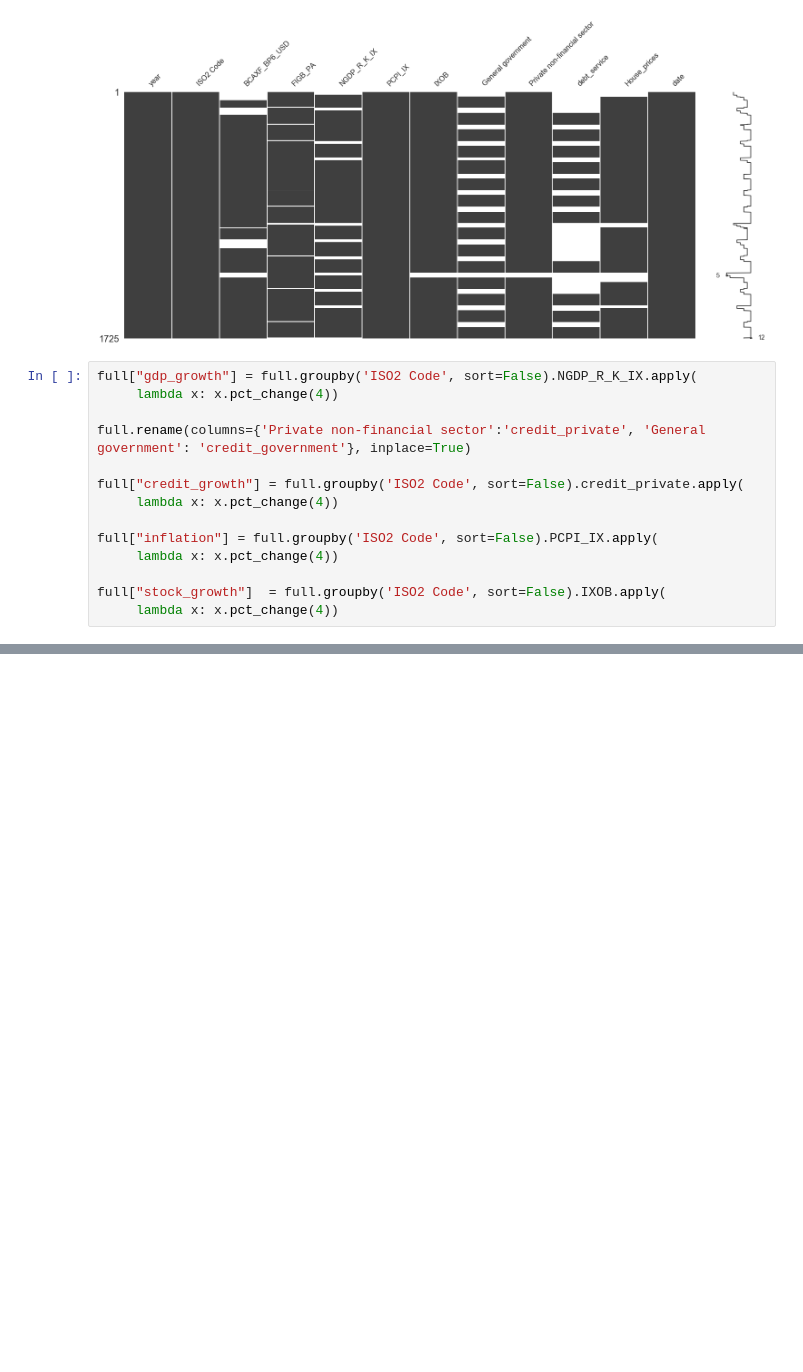
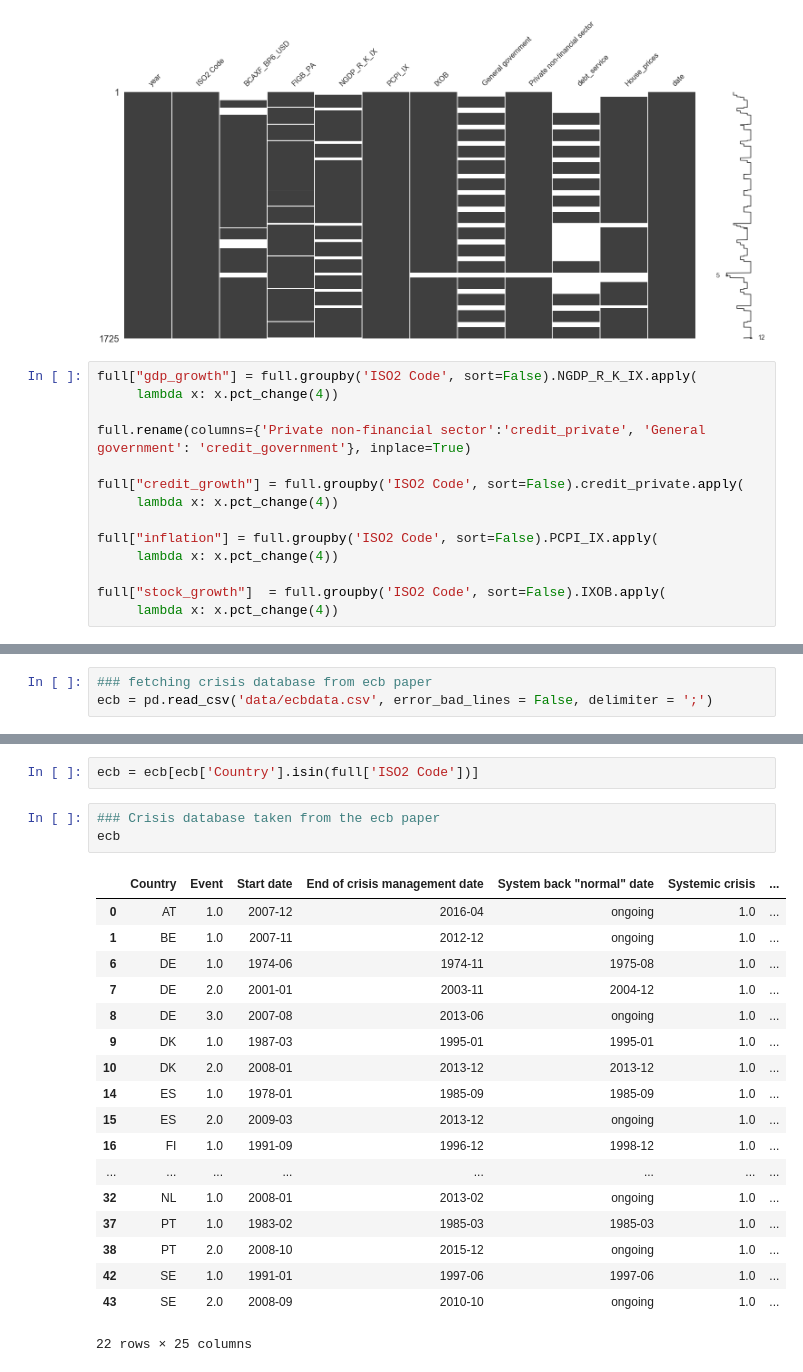
Before and after one commit to Walras-data/countryrisk, a Jupyter notebook: countryrisk_ecbmodel.ipynb, the cells around one changed output, grey strips where cells are left out. Drawn from its saved outputs; the diff is of its cells as text; blank space fills up the shorter version.

```diff
--- a/countryrisk_ecbmodel.ipynb
+++ b/countryrisk_ecbmodel.ipynb
@@ -267,3 +288,6 @@ bs2
 | 2578 | 2018-Q3 | SE | 4034.386409 | NaN | NaN | 109.222050 | 115.134244 | 40.3 | ... |
 | 2579 | 2018-Q4 | SE | 3208.038623 | NaN | NaN | 109.430334 | 107.260105 | 40.8 | ... |
 2580 rows × 18 columns
+# %%
+### fetching crisis database from ecb paper
+ecb = pd.read_csv('data/ecbdata.csv', error_bad_lines = False, delimiter = ';')
@@ -269,0 +304,24 @@ bs2
+# %%
+ecb = ecb[ecb['Country'].isin(full['ISO2 Code'])]
+# %%
+### Crisis database taken from the ecb paper
+ecb
+# %% [output]
+|  | Country | Event | Start date | End of crisis management date | System back "normal" date | Systemic crisis | ... |
+| 0 | AT | 1.0 | 2007-12 | 2016-04 | ongoing | 1.0 | ... |
+| 1 | BE | 1.0 | 2007-11 | 2012-12 | ongoing | 1.0 | ... |
+| 6 | DE | 1.0 | 1974-06 | 1974-11 | 1975-08 | 1.0 | ... |
+| 7 | DE | 2.0 | 2001-01 | 2003-11 | 2004-12 | 1.0 | ... |
+| 8 | DE | 3.0 | 2007-08 | 2013-06 | ongoing | 1.0 | ... |
+| 9 | DK | 1.0 | 1987-03 | 1995-01 | 1995-01 | 1.0 | ... |
+| 10 | DK | 2.0 | 2008-01 | 2013-12 | 2013-12 | 1.0 | ... |
+| 14 | ES | 1.0 | 1978-01 | 1985-09 | 1985-09 | 1.0 | ... |
+| 15 | ES | 2.0 | 2009-03 | 2013-12 | ongoing | 1.0 | ... |
+| 16 | FI | 1.0 | 1991-09 | 1996-12 | 1998-12 | 1.0 | ... |
+| ... | ... | ... | ... | ... | ... | ... | ... |
+| 32 | NL | 1.0 | 2008-01 | 2013-02 | ongoing | 1.0 | ... |
+| 37 | PT | 1.0 | 1983-02 | 1985-03 | 1985-03 | 1.0 | ... |
+| 38 | PT | 2.0 | 2008-10 | 2015-12 | ongoing | 1.0 | ... |
+| 42 | SE | 1.0 | 1991-01 | 1997-06 | 1997-06 | 1.0 | ... |
+| 43 | SE | 2.0 | 2008-09 | 2010-10 | ongoing | 1.0 | ... |
+22 rows × 25 columns
```
Also changed, not shown: parts of 29 cells of this notebook, 1 other file.
